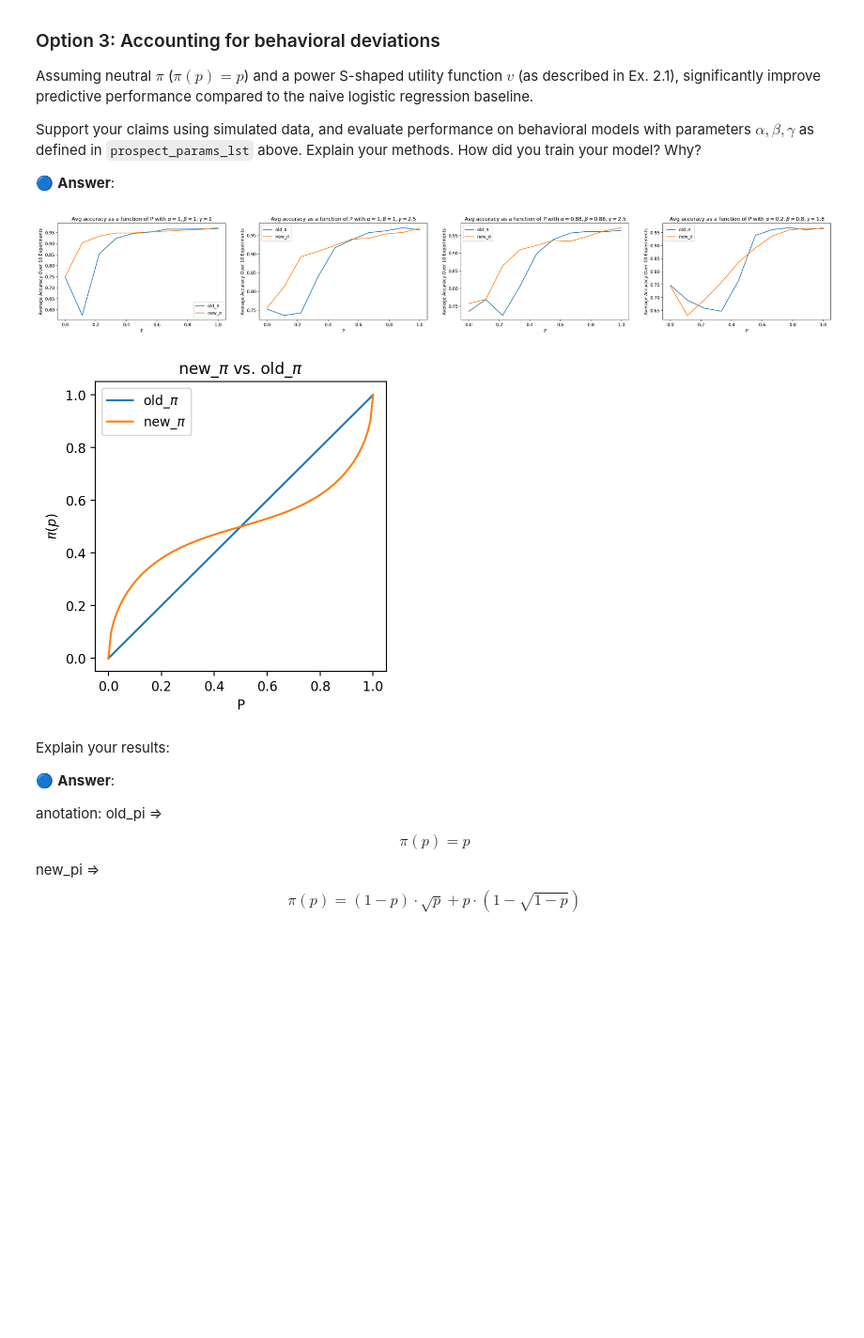
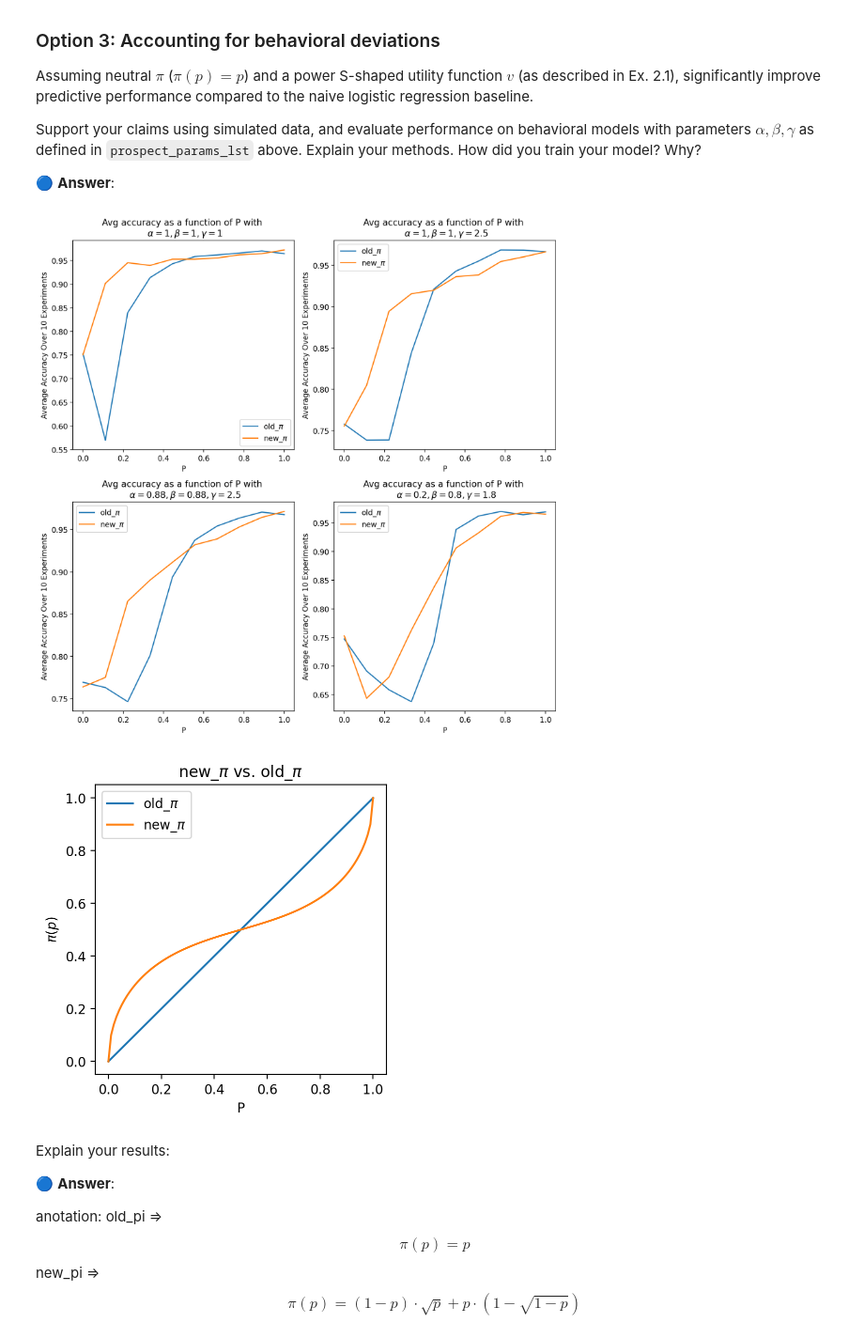
Before and after one commit to haneenna1/Machine-learnign-and-human-behaviour, a Jupyter notebook: Workshop1/236608-WS1.ipynb, the cells around one changed output. Shown at 94% size. Cells and saved outputs as stored; diff of their text form; code cells hidden in the pictures; blank space fills up the shorter version.

Commit message:
fixed 2.4 and changed the axes of the subplot to 2x2

```diff
--- a/Workshop1/236608-WS1.ipynb
+++ b/Workshop1/236608-WS1.ipynb
@@ -1036,50 +1044,50 @@ def get_pi(identity = True):
 
 avg_accuracies = dict((params, dict((p, None) for p in p_vals )) for params in prospect_params_lst )
 
-fig, ax = plt.subplots(1,len(prospect_params_lst), figsize= (32, 4))
+fig, ax = plt.subplots(2, 2, figsize=(10,10))
 
 for identity in (True, False):
   for (alpha, beta, gamma) in prospect_params_lst:
     f_val = PowerLossAversion(alpha, beta, gamma)
     for p in p_vals:
       accum_accuracy = []
       for i in range(task_2_3_n_repetitions):
             # generate data from BehavioralProspectEnvironment
         behavioral_prospect_env = BehavioralProspectEnvironment(f_val, get_pi(identity), p)
         behavioral_prosp_train, behavioral_prosp_eval = behavioral_prospect_env.generate_train_eval_datasets(task_2_3_n_users)
 
         # train a logistic regression model
         model = sklearn.linear_model.LogisticRegression().fit(
           X=behavioral_prosp_train[behavioral_prospect_env.get_feature_columns()],
-          y=behavioral_prosp_train['rational_choice']
+          y=behavioral_prosp_train['behavioral_bias_choice']
         )
 
         accum_accuracy.append(model.score(
           X=behavioral_prosp_eval[behavioral_prospect_env.get_feature_columns()],
-          y=behavioral_prosp_eval['rational_choice']))
+          y=behavioral_prosp_eval['behavioral_bias_choice']))
 
       avg_accuracies[(alpha, beta, gamma)][p] = np.mean(accum_accuracy)
 
   for i, (params, accuracies) in enumerate(avg_accuracies.items()):
-    ax[i].plot(p_vals, avg_accuracies[params].values(), label='old_$\\pi$' if identity else 'new_$\\pi$')
-    ax[i].set_title(f'Avg accuracy as a function of P with $\\alpha = {params[0]}, \\beta = {params[1]}, \\gamma = {params[2]}$')
-    ax[i].set_xlabel('P')
-    ax[i].set_ylabel('Average Accuracy Over 10 Experiments')
-    ax[i].legend();
-
+    ax[int(i/2), i%2].plot(p_vals, avg_accuracies[params].values(), label='old_$\\pi$' if identity else 'new_$\\pi$')
+    ax[int(i/2), i%2].set_title(f'Avg accuracy as a function of P with \n $\\alpha = {params[0]}, \\beta = {params[1]}, \\gamma = {params[2]}$')
+    ax[int(i/2), i%2].set_xlabel('P')
+    ax[int(i/2), i%2].set_ylabel('Average Accuracy Over 10 Experiments')
+    ax[int(i/2), i%2].legend();
+  fig.tight_layout()
 # plot of the new_pi versus the old pi
 p_space = np.linspace(0,1,100)
 
 fig, ax = plt.subplots(1,1, figsize= (4, 4))
 for identity in (True, False):
-  percieved_p = get_pi(identity)(u)
+  percieved_p = get_pi(identity)(p_space)
   ax.plot(p_space, percieved_p , label='old_$\\pi$' if identity else 'new_$\\pi$')
 ax.set_title(f'new_$\\pi$ vs. old_$\\pi$')
 ax.set_xlabel('P')
 ax.set_ylabel('$\\pi(p)$')
 ax.legend();
 # %% [output]
-[figure, old version]
+[figure, new version]
 [figure]
 # %% [markdown]
 Explain your results:
```
Also changed, not shown: parts of 13 cells of this notebook.
